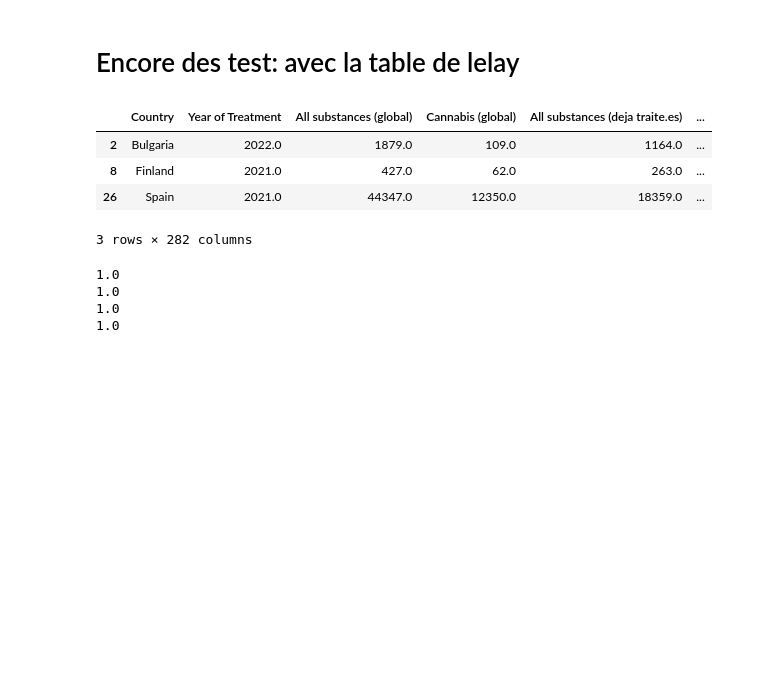
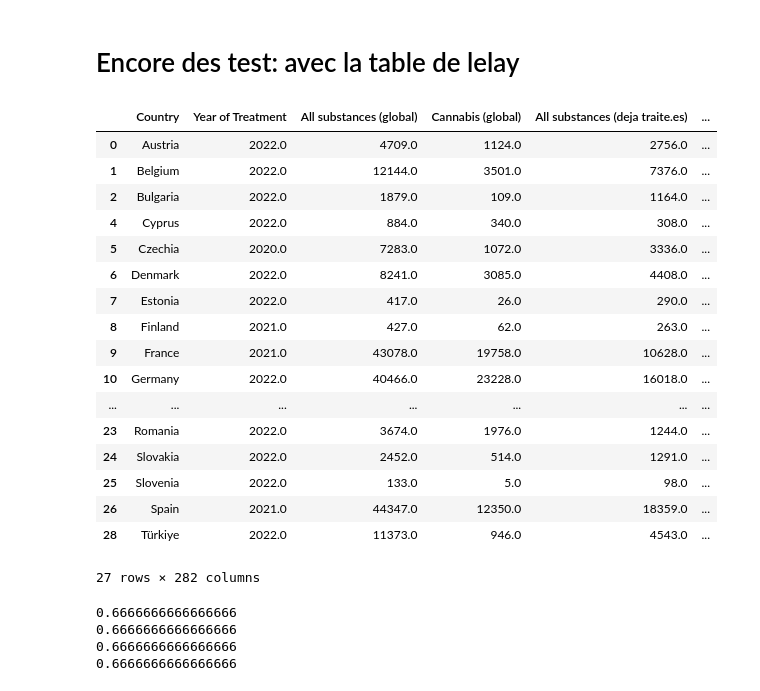
Before and after one commit to refouch/Projet_Python_2A, a Jupyter notebook: Notebook_Final.ipynb, the cells around one changed output. Drawn from its saved outputs; the diff is of its cells as text; code cells hidden in the pictures; blank space fills up the shorter version.

```diff
--- a/Notebook_Final.ipynb
+++ b/Notebook_Final.ipynb
@@ -108,23 +108,40 @@ print(f1_score)
 # %%
 import pandas as pd
 
 # On récupère la table de légalisation que l'on a nettoyé en amont
 
 legal = legal_pays_clean
 
 # On prend la prévalence sur la vie entière
 
 dfcurrent = test
 
 # On effectue un merge les deux tables
 dfadultslf_legal = test.join(legal, on = 'Country')
-dfadultslf_legal = dfadultslf_legal.dropna()
+
+#On drop ensuite les pays pour lesquels on a pas d'observation sur les variables qui nous intéressent
+dfadultslf_legal = dfadultslf_legal.dropna(subset=['Cannabis (global)','Cannabis (deja traite.es)','Cannabis (jamais traite.es)','Cannabis.jamais'])
+
+dfadultslf_legal
 # %% [output]
 |  | Country | Year of Treatment | All substances (global) | Cannabis (global) | All substances (deja traite.es) | ... |
+| 0 | Austria | 2022.0 | 4709.0 | 1124.0 | 2756.0 | ... |
+| 1 | Belgium | 2022.0 | 12144.0 | 3501.0 | 7376.0 | ... |
 | 2 | Bulgaria | 2022.0 | 1879.0 | 109.0 | 1164.0 | ... |
+| 4 | Cyprus | 2022.0 | 884.0 | 340.0 | 308.0 | ... |
+| 5 | Czechia | 2020.0 | 7283.0 | 1072.0 | 3336.0 | ... |
+| 6 | Denmark | 2022.0 | 8241.0 | 3085.0 | 4408.0 | ... |
+| 7 | Estonia | 2022.0 | 417.0 | 26.0 | 290.0 | ... |
 | 8 | Finland | 2021.0 | 427.0 | 62.0 | 263.0 | ... |
+| 9 | France | 2021.0 | 43078.0 | 19758.0 | 10628.0 | ... |
+| 10 | Germany | 2022.0 | 40466.0 | 23228.0 | 16018.0 | ... |
+| ... | ... | ... | ... | ... | ... | ... |
+| 23 | Romania | 2022.0 | 3674.0 | 1976.0 | 1244.0 | ... |
+| 24 | Slovakia | 2022.0 | 2452.0 | 514.0 | 1291.0 | ... |
+| 25 | Slovenia | 2022.0 | 133.0 | 5.0 | 98.0 | ... |
 | 26 | Spain | 2021.0 | 44347.0 | 12350.0 | 18359.0 | ... |
+| 28 | Türkiye | 2022.0 | 11373.0 | 946.0 | 4543.0 | ... |
-3 rows × 282 columns
+27 rows × 282 columns
 # %%
 # Maintenant on tente d'entraîner le modèle parce que psartek.
 
@@ -169,7 +186,7 @@ print(recall_score)
 f1_score = sklearn.metrics.f1_score(Y_test, Y_pred, average= 'micro')
 print(f1_score)
 # %% [output]
-1.0
-1.0
-1.0
-1.0
+0.6666666666666666
+0.6666666666666666
+0.6666666666666666
+0.6666666666666666
```
